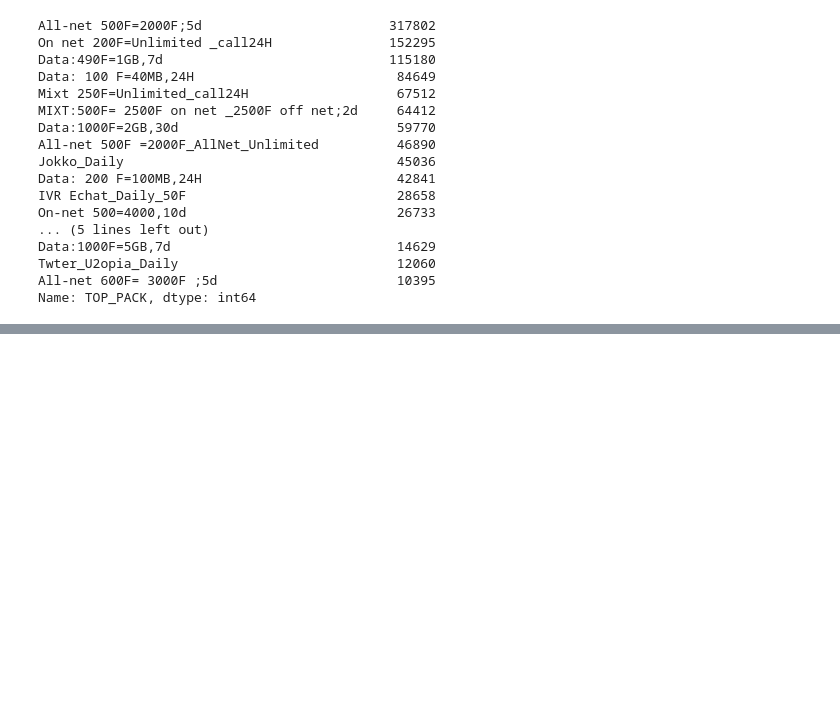
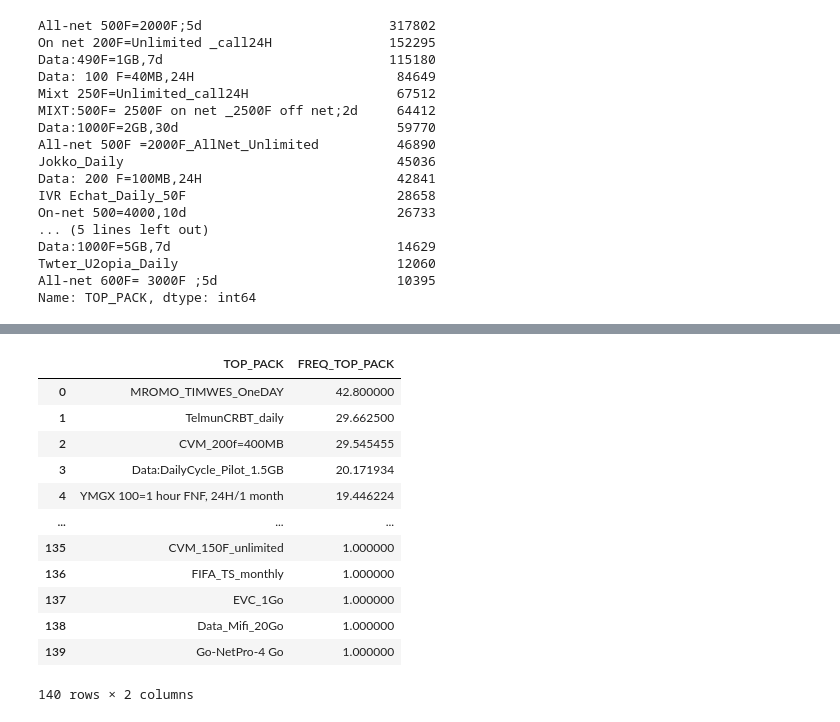
Before and after one commit to ArtemVergazov/expresso_competition, a Jupyter notebook: Final_Project.ipynb, the cells around one changed output, grey strips where cells are left out. Cells and saved outputs as stored; diff of their text form; code cells hidden in the pictures; blank space fills up the shorter version.

```diff
--- a/Final_Project.ipynb
+++ b/Final_Project.ipynb
@@ -313,0 +365,19 @@ data_train.groupby(['CHURN'])['TOP_PACK'].value_counts()
+# %%
+frq_top_pack = data_train.groupby(['TOP_PACK'])['FREQ_TOP_PACK'].mean().sort_values(ascending = False)
+df_frq_top_pack = pd.DataFrame(frq_top_pack.reset_index())
+#df_frq_top_pack.reset_index()
+df_frq_top_pack
+# %% [output]
+|  | TOP_PACK | FREQ_TOP_PACK |
+| 0 | MROMO_TIMWES_OneDAY | 42.800000 |
+| 1 | TelmunCRBT_daily | 29.662500 |
+| 2 | CVM_200f=400MB | 29.545455 |
+| 3 | Data:DailyCycle_Pilot_1.5GB | 20.171934 |
+| 4 | YMGX 100=1 hour FNF, 24H/1 month | 19.446224 |
+| ... | ... | ... |
+| 135 | CVM_150F_unlimited | 1.000000 |
+| 136 | FIFA_TS_monthly | 1.000000 |
+| 137 | EVC_1Go | 1.000000 |
+| 138 | Data_Mifi_20Go | 1.000000 |
+| 139 | Go-NetPro-4 Go | 1.000000 |
+140 rows × 2 columns
```
Also changed, not shown: parts of 32 cells of this notebook.
